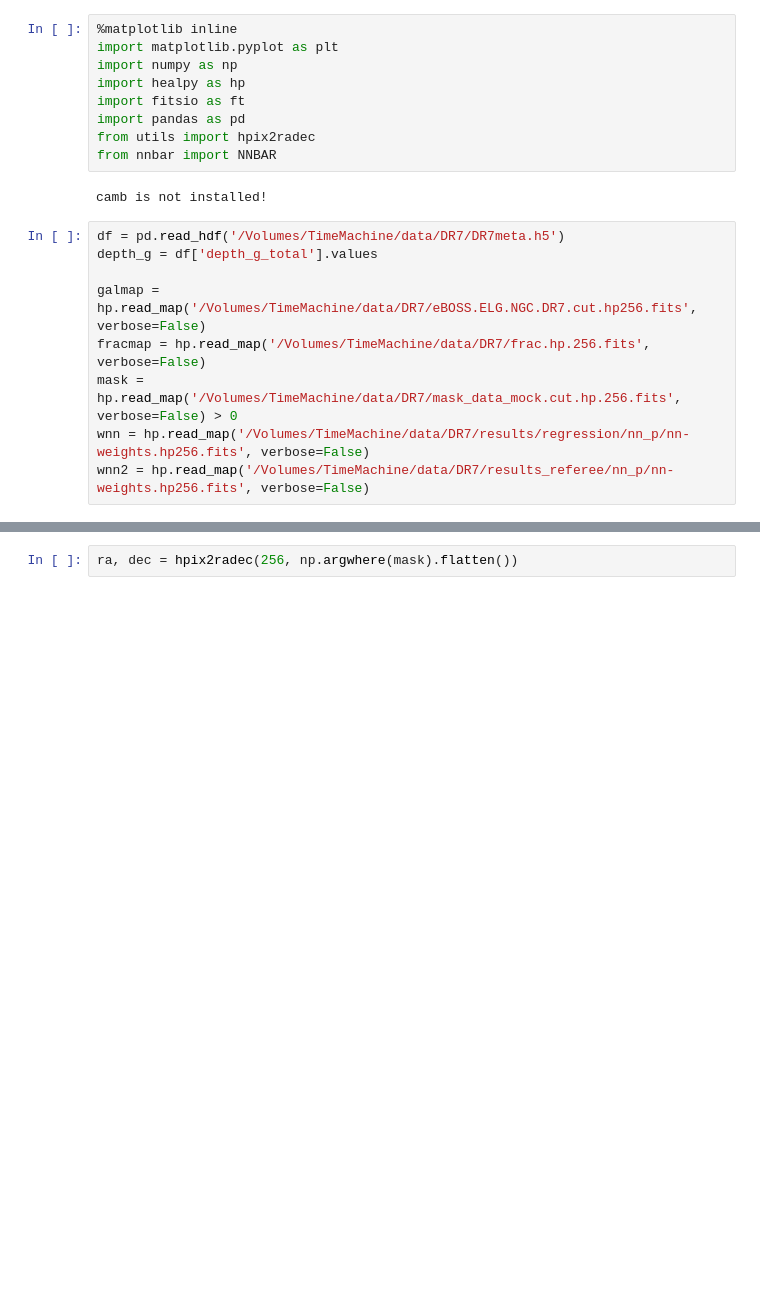
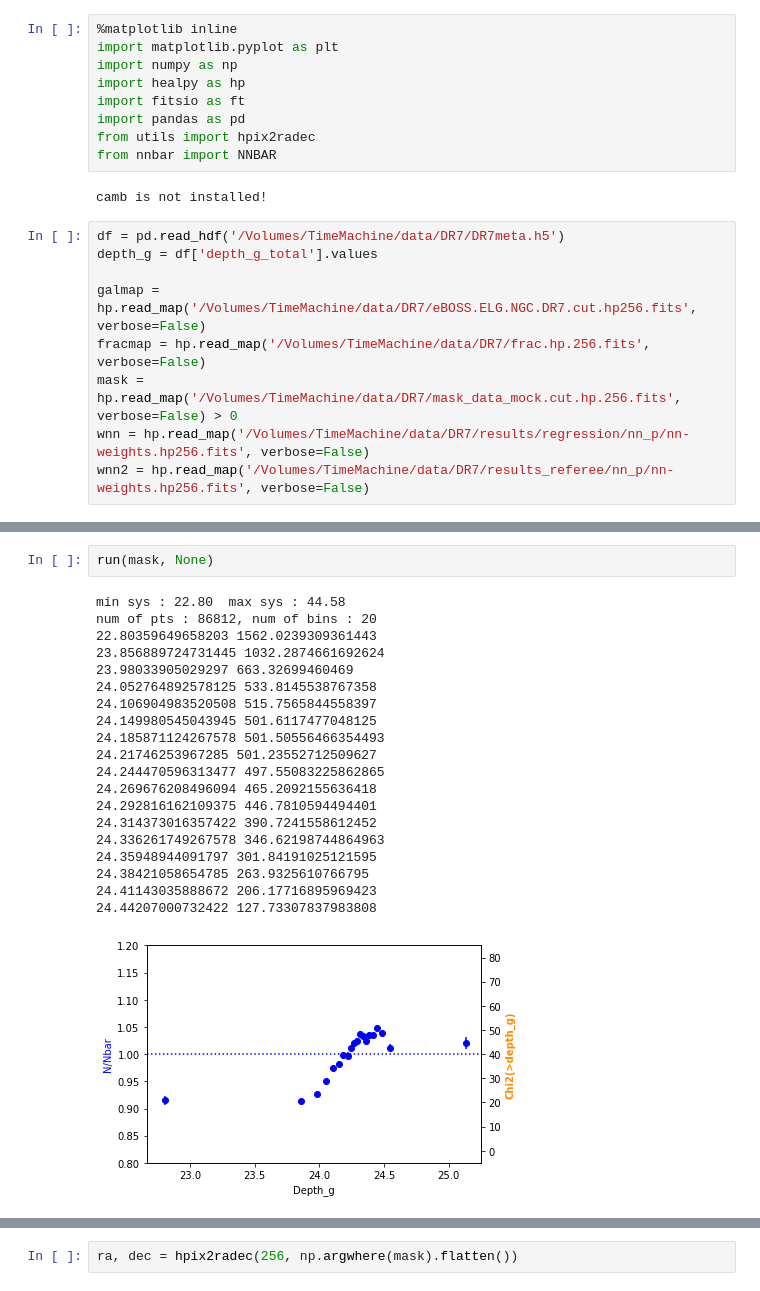
Before and after one commit to mehdirezaie/SYSNet, a Jupyter notebook: src/Test_residuals.ipynb, the cells around one changed output, grey strips where cells are left out. Cells and saved outputs as stored; diff of their text form; blank space fills up the shorter version.

```diff
--- a/src/Test_residuals.ipynb
+++ b/src/Test_residuals.ipynb
@@ -59,4 +61,27 @@ def run(maski, wnni):
     ax2.set_ylabel('Chi2(>depth_g)', color='darkorange', fontweight='bold')
+# %%
+run(mask, None)
+# %% [output]
+min sys : 22.80  max sys : 44.58
+num of pts : 86812, num of bins : 20
+22.80359649658203 1562.0239309361443
+23.856889724731445 1032.2874661692624
+23.98033905029297 663.32699460469
+24.052764892578125 533.8145538767358
+24.106904983520508 515.7565844558397
+24.149980545043945 501.6117477048125
+24.185871124267578 501.50556466354493
+24.21746253967285 501.23552712509627
+24.244470596313477 497.55083225862865
+24.269676208496094 465.2092155636418
+24.292816162109375 446.7810594494401
+24.314373016357422 390.7241558612452
+24.336261749267578 346.62198744864963
+24.35948944091797 301.84191025121595
+24.38421058654785 263.9325610766795
+24.41143035888672 206.17716895969423
+24.44207000732422 127.73307837983808
+[figure, added]
 # %%
 run(mask, wnn)
 # %% [output]
```
Also changed, not shown: parts of 9 cells of this notebook.
